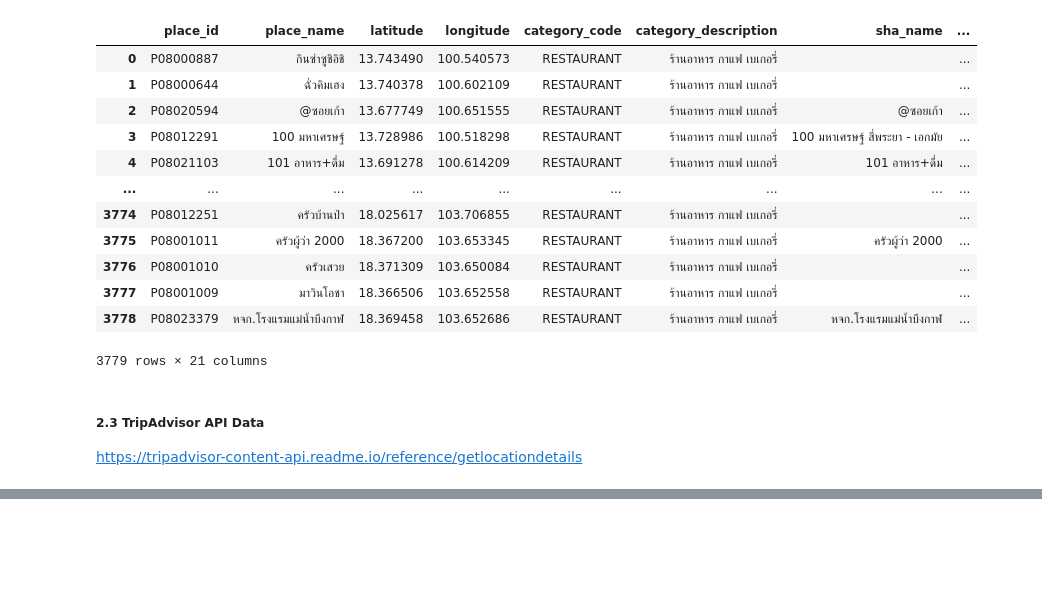
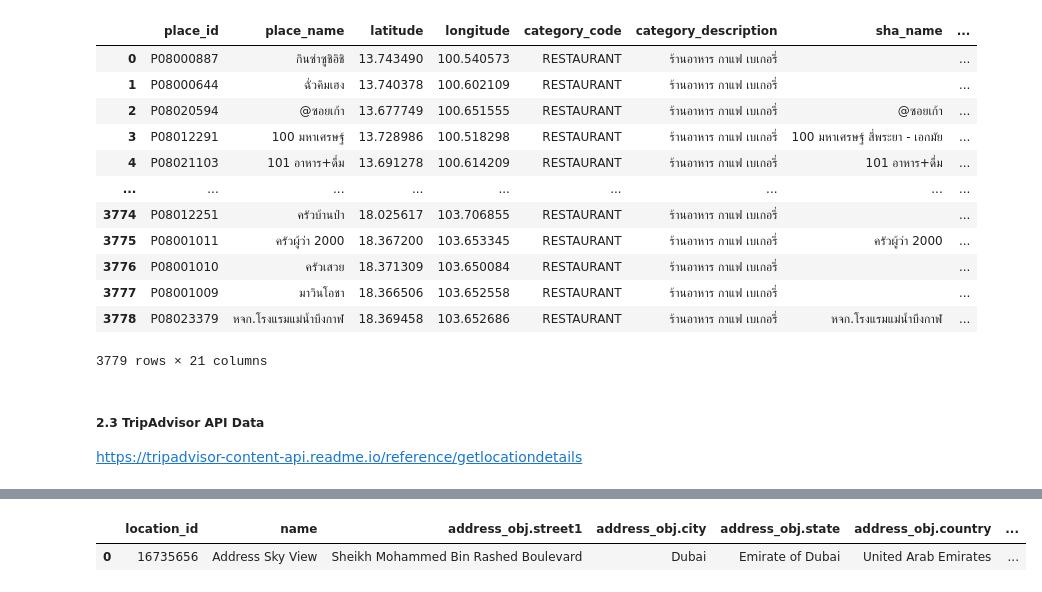
Before and after one commit to ittichaib/IS_Project_Thailand_Tourism_Recommendation, a Jupyter notebook: data_preparation.ipynb, the cells around one changed output, grey strips where cells are left out. Cells and saved outputs as stored; diff of their text form; code cells hidden in the pictures; blank space fills up the shorter version.

```diff
--- a/data_preparation.ipynb
+++ b/data_preparation.ipynb
@@ -214,11 +214,10 @@ from hook.tripadvisor_data import TripAdvisorApi
 
 # Ensure the API key is set
 api_key = os.getenv('TRIPADVISOR_API_KEY')
-print(f"API KEY: {api_key}")
 
 # Initialize the API client
-thai_tourism_api = TripAdvisorApi(api_key)
+thai_tourism_api = TripAdvisorApi(api_key, "EN")
 print(thai_tourism_api)
 
 # Test API request
-response = thai_tourism_api.test_api_request()
+# response = thai_tourism_api.test_api_request()
@@ -227,0 +224,18 @@ TypeError: TripAdvisorApi.__init__() missing 1 required positional argument: 'la
+# %%
+search_tripadvisor_location = {
+    "searchQuery": 'สะพานพระราม',
+    "category": "attractions",
+    "phone": None,
+    "address": "thailand",
+    "latLong": None,
+    "radius": 1000,
+    "radiusUnit": 'km',
+    "language": "en"
+}
+
+response = thai_tourism_api.location_search(search_tripadvisor_location)
+# response
+# response.json()['data'][0]["location_id"]
+location = response.json()['data']
+# df_location = pd.DataFrame({"location_id": location['location_id'], "name": location['name']})
+# df_location
@@ -227,0 +252,6 @@ TypeError: TripAdvisorApi.__init__() missing 1 required positional argument: 'la
+# %%
+
+pd.DataFrame(pd.json_normalize(location))
+# %% [output]
+|  | location_id | name | address_obj.street1 | address_obj.city | address_obj.state | address_obj.country | ... |
+| 0 | 16735656 | Address Sky View | Sheikh Mohammed Bin Rashed Boulevard | Dubai | Emirate of Dubai | United Arab Emirates | ... |
```
Also changed, not shown: parts of 3 cells of this notebook, 11 other files.
